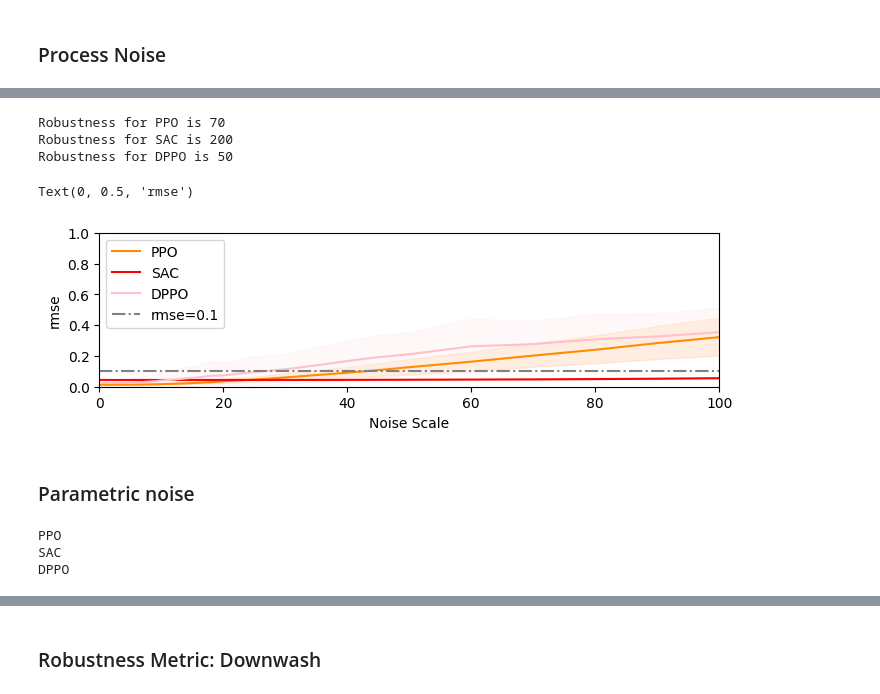
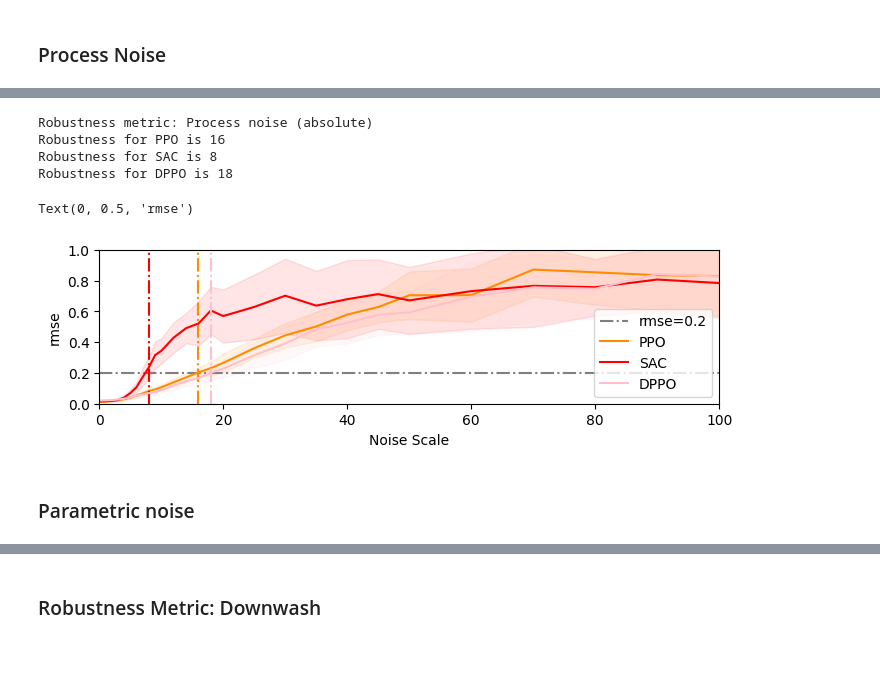
Before and after one commit to middleyuan/safe-control-gym, a Jupyter notebook: examples/rl/data_analysis.ipynb, the cells around one changed output, grey strips where cells are left out. Drawn from its saved outputs; the diff is of its cells as text; code cells hidden in the pictures; blank space fills up the shorter version.

Commit message:
updated plotting scripts for rl

```diff
--- a/examples/rl/data_analysis.ipynb
+++ b/examples/rl/data_analysis.ipynb
@@ -292,12 +308,12 @@ SAC
 DPPO
 # %%
 threshold = 200
-
+log("Robustness metric: Observation noise (relative)")
 fig = plt.figure(figsize=(8, 2))
-plt.plot(noise_scale, [200]*len(noise_scale), color='grey', linestyle='-.', label='Relative Perf=200%')
+plt.plot(noise_scale, [threshold]*len(noise_scale), color='grey', linestyle='-.', label='Relative Perf='+str(threshold)+'%')
 for method in metric.keys():
     temp, temp_std1, temp_std2 = [], [], []
-    traj_success_till, perf0 = 2.0e6, None
+    traj_success_till, perf0 = 200, None
     for k, ns in enumerate(noise_scale):
         data = np.array(metric[method][ns]['rmse'])
         temp.append(data.mean())
@@ -311,16 +327,17 @@ for method in metric.keys():
             traj_success_till = ns
     temp = np.array(temp)
     temp_std1, temp_std2 = np.array(temp_std1), np.array(temp_std2)
-    print(f"Robustness for {method} is {traj_success_till}")
+    log(f"Robustness for {method} is {traj_success_till}")
 
     plt.plot(noise_scale, temp*100/temp[0], color=plot_colors[method], label=method)
     plt.fill_between(noise_scale, temp_std1*100/temp[0], temp_std2*100/temp[0], color=plot_colors[method], alpha=0.1)
+    plt.axvline(x=traj_success_till, linestyle='-.', color=plot_colors[method])
     # plt.fill_between([traj_success_till, 100], [1, 1], color='r', alpha=0.25, label=method)
 
 plt.legend()
 plt.ylim(0,3000)
 plt.xlim(0,100)
 plt.xlabel("Noise Scale")
-plt.ylabel("Relative Perf %")
+plt.ylabel("Relative Performance %")
 # plt.savefig("robustness_ob_rl.pdf",bbox_inches="tight", pad_inches=0.1)
 # %% [output]
@@ -332,7 +350,8 @@ Text(0, 0.5, 'Relative Perf %')
 # %%
 threshold = 0.2
-
+log("Robustness metric: Observation noise (absolute)")
 fig = plt.figure(figsize=(8, 2))
+plt.plot(noise_scale, [threshold]*len(noise_scale), color='grey', linestyle='-.', label='rmse='+str(threshold))
 for method in metric.keys():
     temp, temp_std1, temp_std2 = [], [], []
     traj_success_till = 200
@@ -345,16 +364,12 @@ for method in metric.keys():
             traj_success_till = ns
     temp = np.array(temp)
     temp_std1, temp_std2 = np.array(temp_std1), np.array(temp_std2)
-    print(f"Robustness for {method} is {traj_success_till}")
+    log(f"Robustness for {method} is {traj_success_till}")
 
     plt.plot(noise_scale, temp, color=plot_colors[method], label=method)
     plt.fill_between(noise_scale, temp_std1, temp_std2, color=plot_colors[method], alpha=0.1)
+    plt.axvline(x=traj_success_till, linestyle='-.', color=plot_colors[method])
     # plt.fill_between([traj_success_till, 100], [1, 1], color='r', alpha=0.25, label=method)
-
-plt.plot(noise_scale, [0.1]*len(noise_scale), color='grey', linestyle='-.', label='rmse=0.1')
-# plt.text(16, 500, 'PPO \nearly stop')
-# plt.text(31, 500, 'SAC \nearly stop')
-# plt.text(16, 2500, 'DPPO \nearly stop')
 
 plt.legend()
 plt.ylim(0,1.0)
@@ -394,8 +411,9 @@ DPPO
 # print(gp_mpc_data.keys())
 # %%
 threshold = 200
-
+log("Robustness metric: Process noise (relative)")
 fig = plt.figure(figsize=(8, 2))
+plt.plot(noise_scale, [threshold]*len(noise_scale), color='grey', linestyle='-.', label='Relative perf='+str(threshold)+'%')
 for method in metric.keys():
     temp, temp_std1, temp_std2 = [], [], []
     traj_success_till, perf0 = 200, None
@@ -410,17 +428,12 @@ for method in metric.keys():
             traj_success_till = ns
     temp = np.array(temp)
     temp_std1, temp_std2 = np.array(temp_std1), np.array(temp_std2)
-    print(f"Robustness for {method} is {traj_success_till}")
+    log(f"Robustness for {method} is {traj_success_till}")
 
     plt.plot(noise_scale, temp*100/temp[0], color=plot_colors[method], label=method)
     plt.fill_between(noise_scale, temp_std1*100/temp[0], temp_std2*100/temp[0], color=plot_colors[method], alpha=0.1)
+    plt.axvline(x=traj_success_till, linestyle='-.', color=plot_colors[method])
     # plt.fill_between([traj_success_till, 100], [1, 1], color='r', alpha=0.25, label=method)
-
-plt.plot(noise_scale, [200]*len(noise_scale), color='grey', linestyle='-.', label='Relative perf = 200%')
-# plt.text(41, 2000, 'PPO \nearly stop')
-# plt.text(6, 1500, 'SAC \nearly stop')
-# plt.text(31, 1000, 'DPPO \nearly stop')
-
 
 plt.legend()
 plt.ylim(0,3000)
@@ -437,40 +444,38 @@ Text(0, 0.5, 'Relative Performance %')
 # %%
 threshold = 0.2
-
+log("Robustness metric: Process noise (absolute)")
 fig = plt.figure(figsize=(8, 2))
+plt.plot(noise_scale, [threshold]*len(noise_scale), color='grey', linestyle='-.', label='rmse='+str(threshold))
 for method in metric.keys():
     temp, temp_std1, temp_std2 = [], [], []
     traj_success_till = 200
     for k, ns in enumerate(noise_scale):
         data = np.array(metric[method][ns]['rmse'])
         temp.append(data.mean())
         temp_std1.append(data.mean() - data.std())
         temp_std2.append(data.mean() + data.std())
         if data.mean() > threshold and traj_success_till > ns:
             traj_success_till = ns
     temp = np.array(temp)
     temp_std1, temp_std2 = np.array(temp_std1), np.array(temp_std2)
-    print(f"Robustness for {method} is {traj_success_till}")
+    log(f"Robustness for {method} is {traj_success_till}")
 
     plt.plot(noise_scale, temp, color=plot_colors[method], label=method)
     plt.fill_between(noise_scale, temp_std1, temp_std2, color=plot_colors[method], alpha=0.1)
+    plt.axvline(x=traj_success_till, linestyle='-.', color=plot_colors[method])
     # plt.fill_between([traj_success_till, 100], [1, 1], color='r', alpha=0.25, label=method)
-
-plt.plot(noise_scale, [0.1]*len(noise_scale), color='grey', linestyle='-.', label='rmse=0.1')
-# plt.text(41, 2000, 'PPO \nearly stop')
-# plt.text(6, 1500, 'SAC \nearly stop')
-# plt.text(31, 1000, 'DPPO \nearly stop')
 
 plt.legend()
 plt.ylim(0,1.0)
 plt.xlim(0,100)
 plt.xlabel("Noise Scale")
 plt.ylabel("rmse")
 # plt.title("TD3 for Quadrotor 2D")
 # plt.savefig("robustness_ps_rl.pdf",bbox_inches="tight", pad_inches=0.1)
 # %% [output]
-Robustness for PPO is 70
-Robustness for SAC is 200
-Robustness for DPPO is 50
+Robustness metric: Process noise (absolute)
+Robustness for PPO is 16
+Robustness for SAC is 8
+Robustness for DPPO is 18
 Text(0, 0.5, 'rmse')
-[figure, old version]
+[figure, new version]
@@ -478,19 +485,16 @@ Text(0, 0.5, 'rmse')
 ### Parametric noise
 # %%
 metric = defaultdict(lambda: defaultdict(lambda: {'rmse': [], 'rmse_std': [], 'success': []}))
-noise_scale = [0, 0.01, 0.02, 0.05, 0.1, 0.2, 0.4, 0.6, 0.8, 1.0, 1.2, 1.4, 1.6, 1.8, 2.0, 2.2, 2.4, 2.6, 2.8, 3.0, 3.5, 4.0, 4.5, 5.0]
+noise_scale = [0.01, 0.02, 0.05, 0.1, 0.2, 0.4, 0.6, 0.8, 1.0, 1.2, 1.4, 1.6, 1.8, 2.0, 2.2, 2.4, 2.6, 2.8, 3.0, 3.5, 4.0, 4.5, 5.0]
 for method in data_paths.keys():
     print(method)
     for seed in seeds:
         for ns in noise_scale:
             path = data_paths[method] + "/seed"+ str(seed) +"_*/robust_metric_pm_"+str(ns)+".npy"
+            # print(path)
             file_path = glob.glob(path)
             temp = np.load(file_path[0], allow_pickle=True).item()
             metric[method][ns]['rmse'].append(temp['rmse'])
             metric[method][ns]['rmse_std'].append(temp['rmse_std'])
-# %% [output]
-PPO
-SAC
-DPPO
 # %%
 threshold = 200
```
Also changed, not shown: parts of 23 cells of this notebook.
